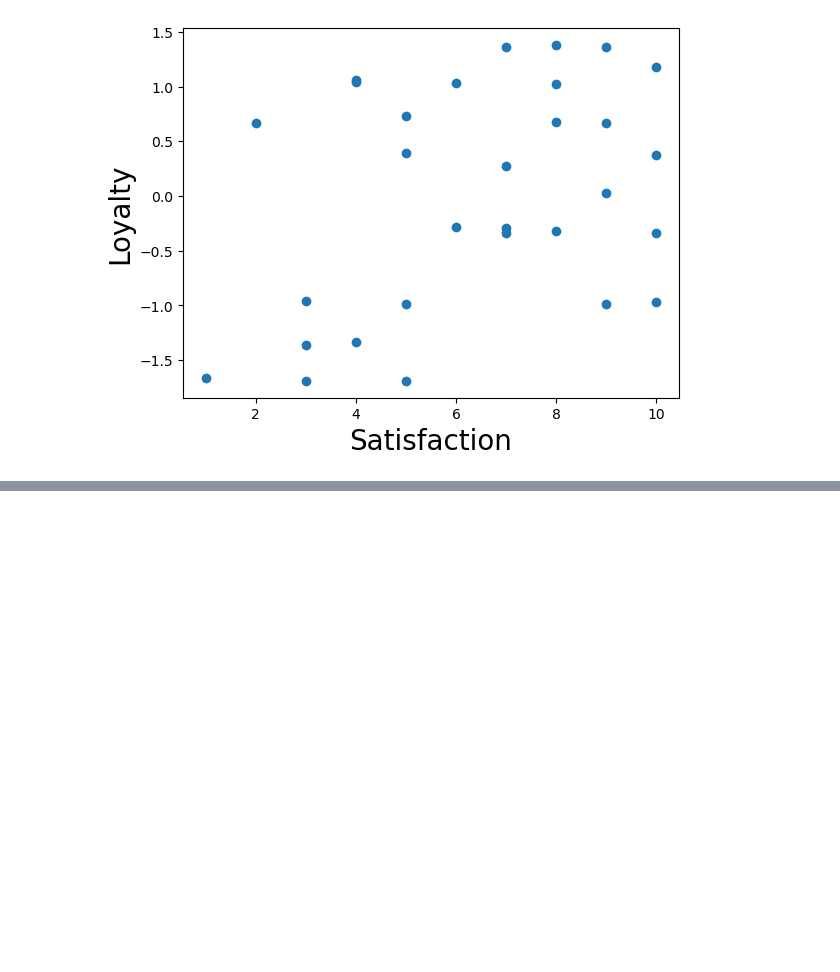
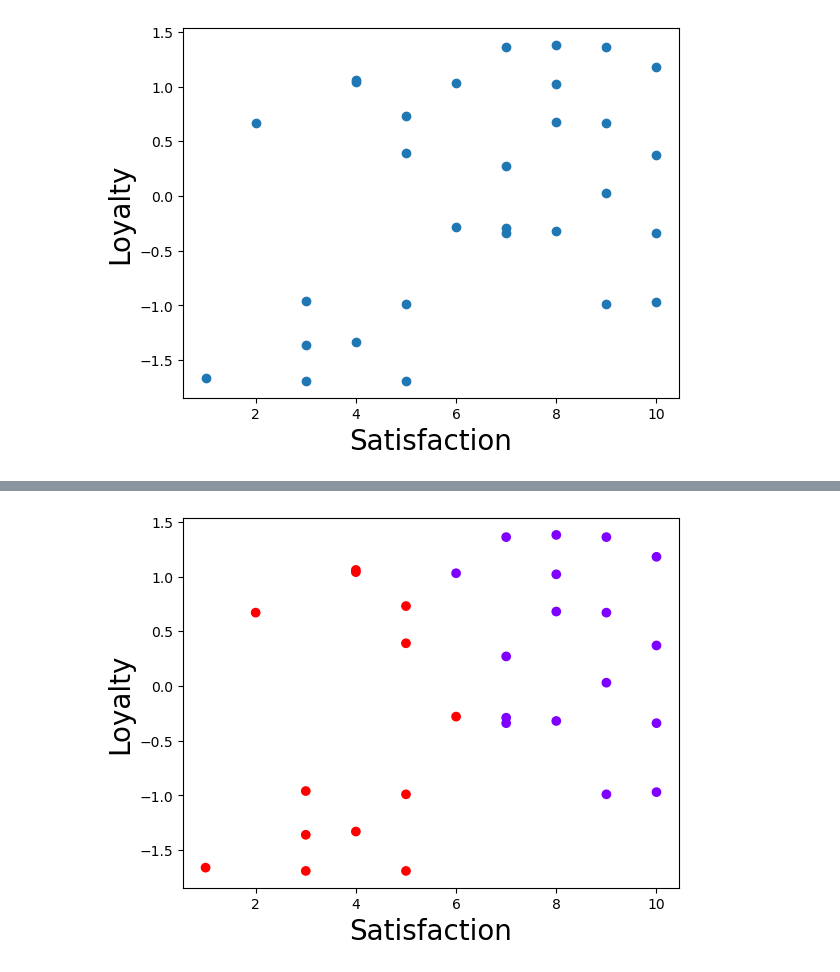
Before and after one commit to Kyotun/ML, a Jupyter notebook: loyalty-satisfaction/main.ipynb, the cells around one changed output, grey strips where cells are left out. Cells and saved outputs as stored; diff of their text form; code cells hidden in the pictures; blank space fills up the shorter version.

Commit message:
Loyalty satisfaction project: Added section -> Test Data & Observe Relations

```diff
--- a/loyalty-satisfaction/main.ipynb
+++ b/loyalty-satisfaction/main.ipynb
@@ -39,0 +44,3 @@ x = data.copy()
+# %%
+kmeans= KMeans(2)
+kmeans.fit(x)
@@ -39,0 +49,4 @@ x = data.copy()
+# %%
+clusters = x.copy()
+clusters['cluster_prediction'] = kmeans.fit_predict(x) #cluster is 2 therefore we will have two centroids 0s and 1s
+clusters
@@ -39,0 +71,8 @@ x = data.copy()
+# %%
+plt.scatter(clusters['Satisfaction'], clusters['Loyalty'], c=clusters['cluster_prediction'], cmap='rainbow')
+plt.xlabel('Satisfaction', fontsize=20)
+plt.ylabel('Loyalty', fontsize=20)
+plt.show()
+#scatter of the datas without standardization
+# %% [output]
+[figure, added]
```
Also changed, not shown: parts of 16 cells of this notebook.
